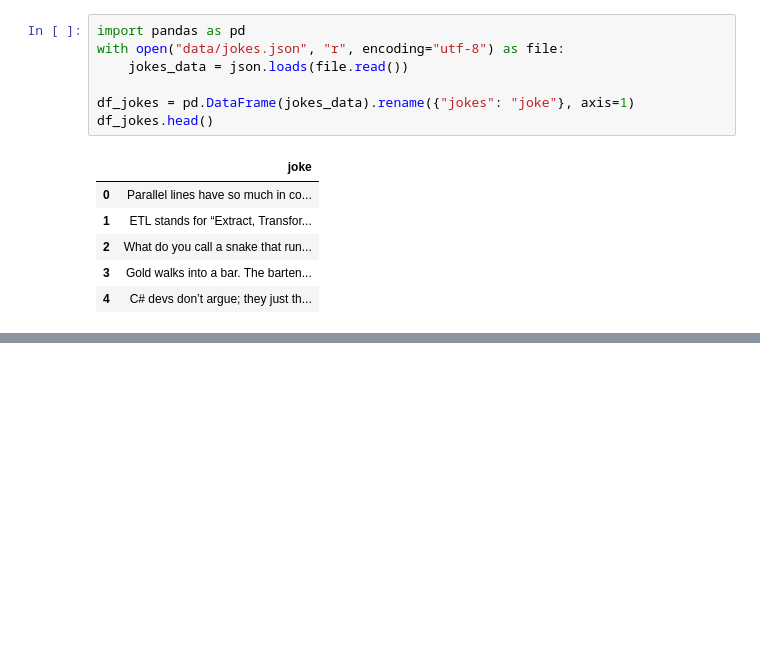
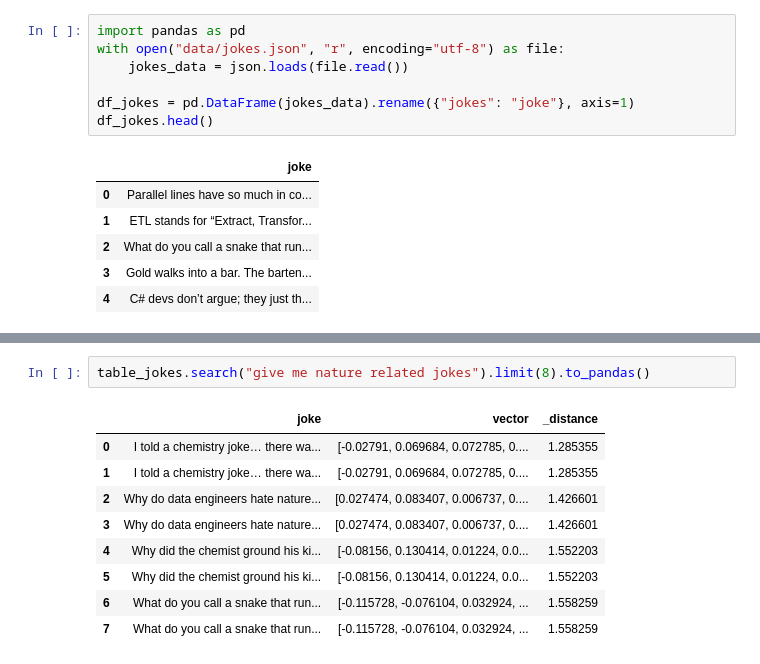
Before and after one commit to LisaYllander92/ai_ops_course, a Jupyter notebook: 09_lancedb/lancedb_basics.ipynb, the cells around one changed output, grey strips where cells are left out. Cells and saved outputs as stored; diff of their text form; blank space fills up the shorter version.

```diff
--- a/09_lancedb/lancedb_basics.ipynb
+++ b/09_lancedb/lancedb_basics.ipynb
@@ -191,0 +241,12 @@ NameError: name 'table_jokes' is not defined
+# %%
+table_jokes.search("give me nature related jokes").limit(8).to_pandas()
+# %% [output]
+|  | joke | vector | _distance |
+| 0 | I told a chemistry joke… there wa... | [-0.02791, 0.069684, 0.072785, 0.... | 1.285355 |
+| 1 | I told a chemistry joke… there wa... | [-0.02791, 0.069684, 0.072785, 0.... | 1.285355 |
+| 2 | Why do data engineers hate nature... | [0.027474, 0.083407, 0.006737, 0.... | 1.426601 |
+| 3 | Why do data engineers hate nature... | [0.027474, 0.083407, 0.006737, 0.... | 1.426601 |
+| 4 | Why did the chemist ground his ki... | [-0.08156, 0.130414, 0.01224, 0.0... | 1.552203 |
+| 5 | Why did the chemist ground his ki... | [-0.08156, 0.130414, 0.01224, 0.0... | 1.552203 |
+| 6 | What do you call a snake that run... | [-0.115728, -0.076104, 0.032924, ... | 1.558259 |
+| 7 | What do you call a snake that run... | [-0.115728, -0.076104, 0.032924, ... | 1.558259 |
```
Also changed, not shown: parts of 12 cells of this notebook, 21 other files.
